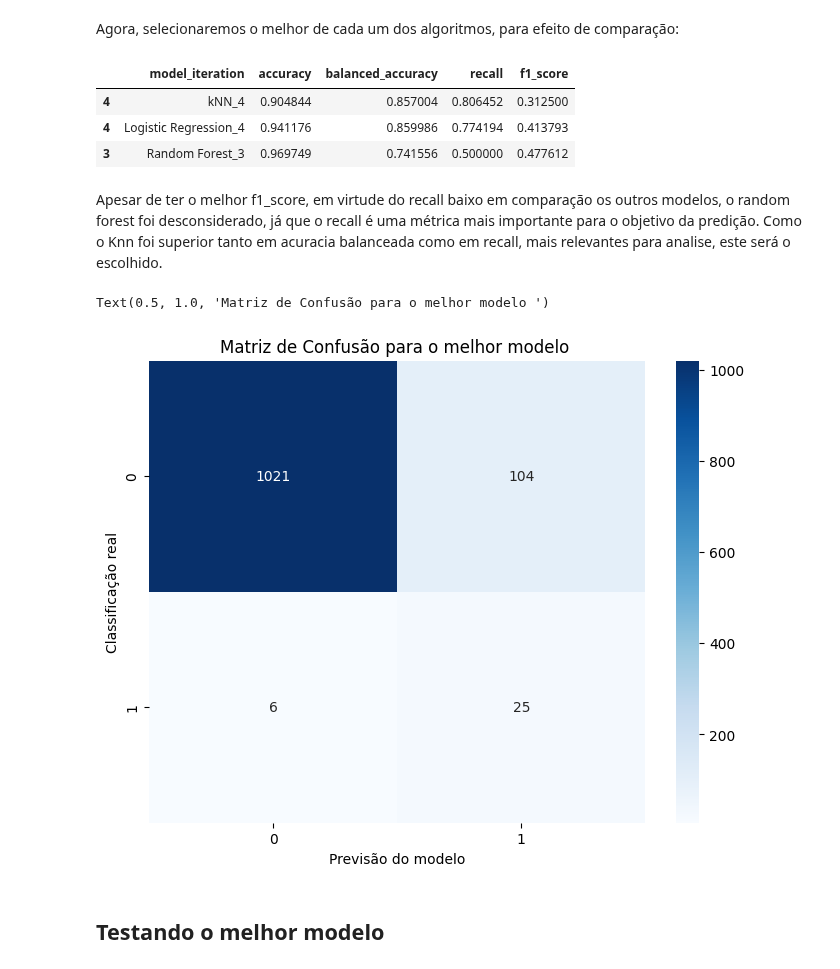
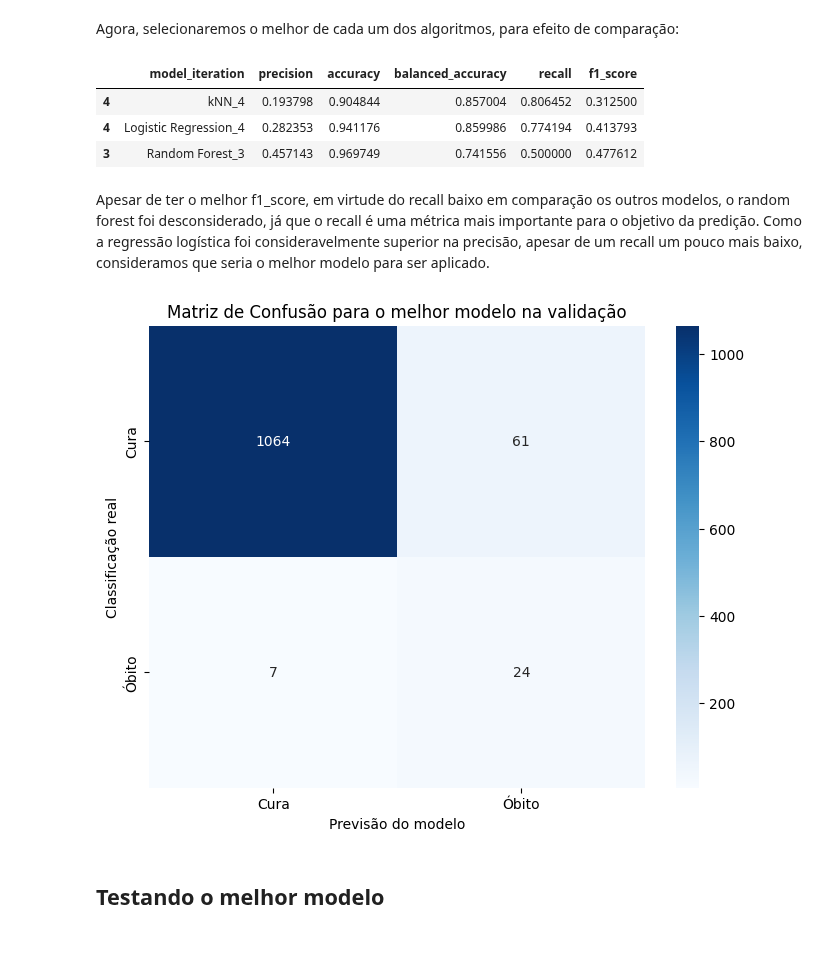
Before and after one commit to lipecorradini/mc853, a Jupyter notebook: training.ipynb, the cells around one changed output. Saved outputs shown, nothing was run; the diff lists cells and outputs as text; code cells hidden in the pictures.

Commit message:
agora sim aplicando as metricas certas na avaliacao

```diff
--- a/training.ipynb
+++ b/training.ipynb
@@ -106,7 +106,7 @@ rf = RandomForestClassifier(random_state=42)
 models = [('kNN', knn), ('Logistic Regression', lr), ('Random Forest', rf)]
 # %%
 from sklearn.base import clone
-from sklearn.metrics import accuracy_score, balanced_accuracy_score, recall_score, f1_score
+from sklearn.metrics import accuracy_score, balanced_accuracy_score, recall_score, f1_score, precision_score
 
 
 cv = StratifiedKFold(n_splits=5, shuffle=True, random_state=42)
@@ -163,9 +163,10 @@ for name, base_model in models:
         balanced_acc = balanced_accuracy_score(y_val, y_pred)
         recall = recall_score(y_val, y_pred, zero_division=0)
         f1 = f1_score(y_val, y_pred, zero_division=0)
+        precision = precision_score(y_val, y_pred, zero_division=0)
 
         # Salvando como lista [acc, balanced_acc, recall, f1]
-        metrics = {'model_iteration': f'{name}_{fold}','accuracy': accuracy, 'balanced_accuracy': balanced_acc, 'recall': recall, 'f1_score': f1}
+        metrics = {'model_iteration': f'{name}_{fold}','precision': precision,'accuracy': accuracy, 'balanced_accuracy': balanced_acc, 'recall': recall, 'f1_score': f1}
         all_reports[name].append(metrics)
 
         save_best_models[name].append(best_model)
@@ -254,32 +255,33 @@ best_metrics = metrics.loc[
     (metrics['model_iteration'] == 'Logistic Regression_4') |
     (metrics['model_iteration'] == 'Random Forest_3')
 ]
+best_metrics
 # %% [output]
-|  | model_iteration | accuracy | balanced_accuracy | recall | f1_score |
-| 4 | kNN_4 | 0.904844 | 0.857004 | 0.806452 | 0.312500 |
-| 4 | Logistic Regression_4 | 0.941176 | 0.859986 | 0.774194 | 0.413793 |
-| 3 | Random Forest_3 | 0.969749 | 0.741556 | 0.500000 | 0.477612 |
+|  | model_iteration | precision | accuracy | balanced_accuracy | recall | f1_score |
+| 4 | kNN_4 | 0.193798 | 0.904844 | 0.857004 | 0.806452 | 0.312500 |
+| 4 | Logistic Regression_4 | 0.282353 | 0.941176 | 0.859986 | 0.774194 | 0.413793 |
+| 3 | Random Forest_3 | 0.457143 | 0.969749 | 0.741556 | 0.500000 | 0.477612 |
 # %% [markdown]
 Apesar de ter o melhor f1_score, em virtude do recall baixo em comparação os outros modelos, o random forest foi desconsiderado, já que o recall é uma métrica mais importante para o objetivo da predição.
-Como o Knn foi superior tanto em acuracia balanceada como em recall, mais relevantes para analise, este será o escolhido.
+Como a regressão logística foi consideravelmente superior na precisão, apesar de um recall um pouco mais baixo, consideramos que seria o melhor modelo para ser aplicado.
 # %%
 # Mostrando a matriz de confusão para o melhor modelo
 import matplotlib.pyplot as plt
 import seaborn as sns
 from sklearn.metrics import confusion_matrix
 
-y_true = predictions_per_model['kNN'][4]['actual']
-y_pred = predictions_per_model['kNN'][4]['predicted']
+y_true = predictions_per_model['Logistic Regression'][4]['actual']
+y_pred = predictions_per_model['Logistic Regression'][4]['predicted']
 
 cm = confusion_matrix(y_true, y_pred)
 plt.figure(figsize=(8, 6))
-sns.heatmap(cm, annot=True, fmt='d', cmap='Blues', xticklabels=['0', '1'], yticklabels=['0', '1'])
+sns.heatmap(cm, annot=True, fmt='d', cmap='Blues', xticklabels=['Cura', 'Óbito'], yticklabels=['Cura', 'Óbito'])
 plt.xlabel('Previsão do modelo')
 plt.ylabel('Classificação real')
-plt.title('Matriz de Confusão para o melhor modelo ')
+plt.title('Matriz de Confusão para o melhor modelo na validação')
+plt.savefig('./source/images/matriz_confusao_validacao.png')
 # %% [output]
-Text(0.5, 1.0, 'Matriz de Confusão para o melhor modelo ')
-[figure, old version]
+[figure, new version]
 # %% [markdown]
 ## Testando o melhor modelo
 # %%
```
Also changed, not shown: parts of 7 cells of this notebook, 3 other files.
